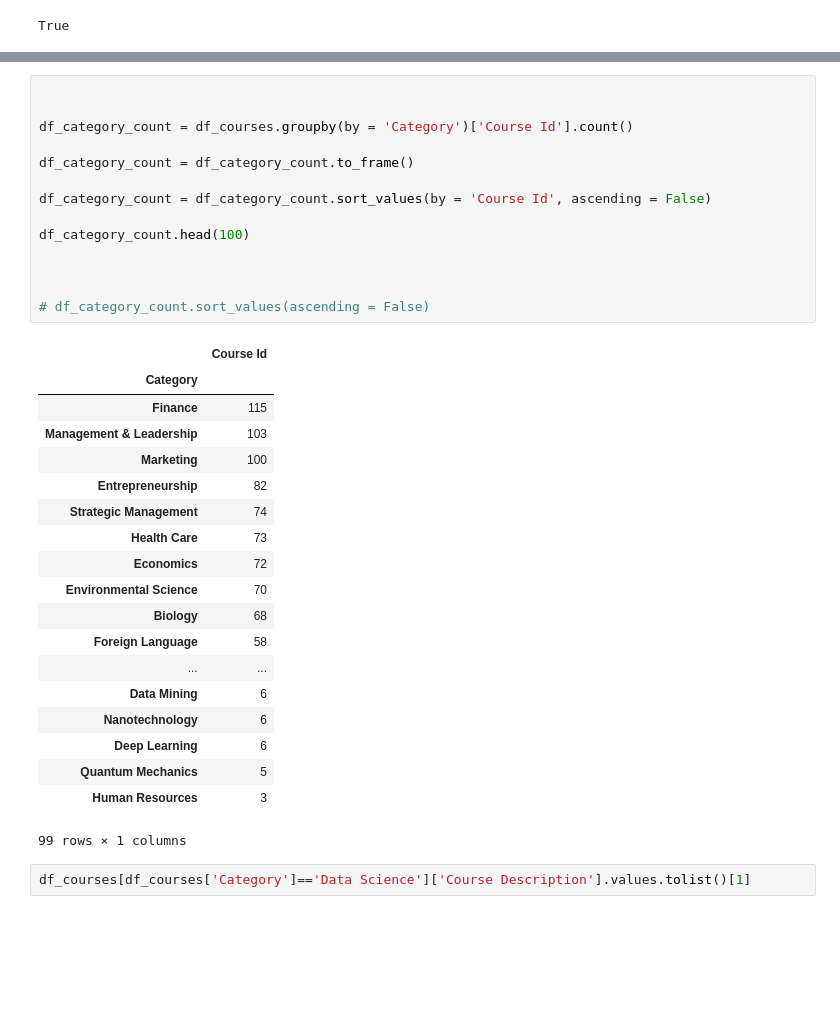
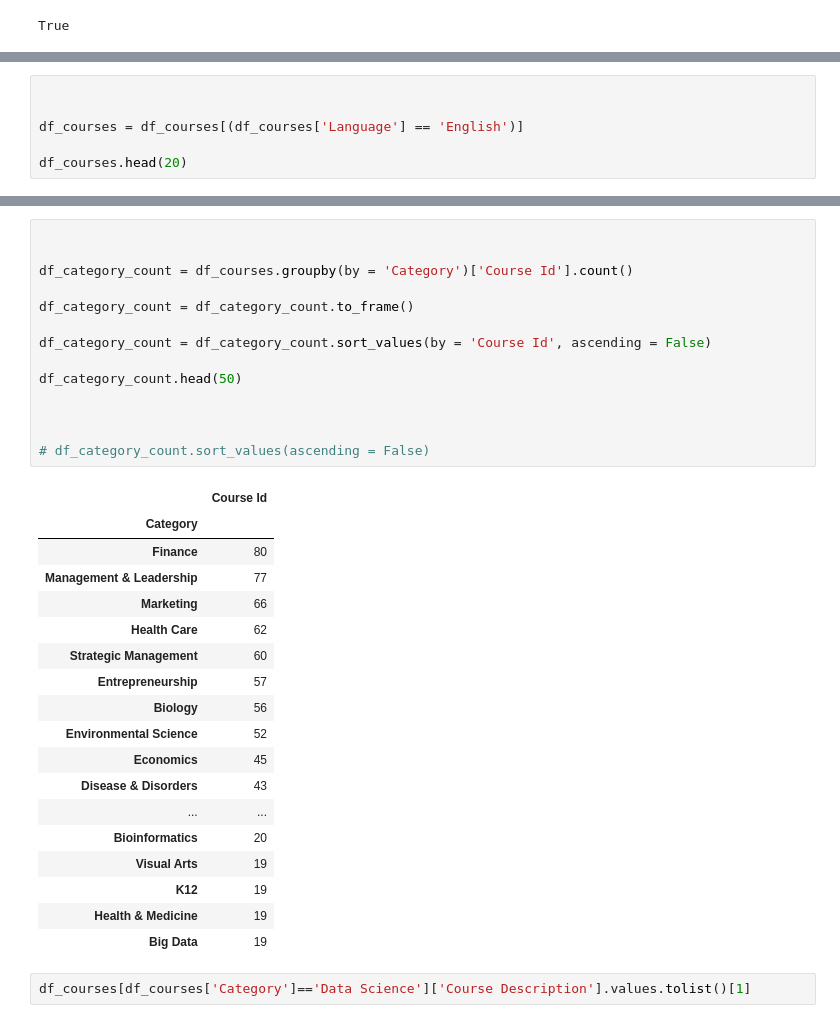
Before and after one commit to iamdv/mooc-recommender, a Jupyter notebook: Notebooks/Exploratory Data Analysis.ipynb, the cells around one changed output, grey strips where cells are left out. Cells and saved outputs as stored; diff of their text form; blank space fills up the shorter version.

```diff
--- a/Notebooks/Exploratory Data Analysis.ipynb
+++ b/Notebooks/Exploratory Data Analysis.ipynb
@@ -71,0 +52,6 @@ df_courses.head(20)
+# %%
+
+
+df_courses = df_courses[(df_courses['Language'] == 'English')]
+
+df_courses.head(20)
@@ -72,37 +76,36 @@ df_courses.head(20)
 # %%
 
 
 df_category_count = df_courses.groupby(by = 'Category')['Course Id'].count()
 
 df_category_count = df_category_count.to_frame()
 
 df_category_count = df_category_count.sort_values(by = 'Course Id', ascending = False)
 
-df_category_count.head(100)
+df_category_count.head(50)
 
 
 
 # df_category_count.sort_values(ascending = False)
 # %% [output]
 |  | Course Id |
 | Category |  |
-| Finance | 115 |
-| Management & Leadership | 103 |
-| Marketing | 100 |
-| Entrepreneurship | 82 |
-| Strategic Management | 74 |
-| Health Care | 73 |
-| Economics | 72 |
-| Environmental Science | 70 |
-| Biology | 68 |
-| Foreign Language | 58 |
+| Finance | 80 |
+| Management & Leadership | 77 |
+| Marketing | 66 |
+| Health Care | 62 |
+| Strategic Management | 60 |
+| Entrepreneurship | 57 |
+| Biology | 56 |
+| Environmental Science | 52 |
+| Economics | 45 |
+| Disease & Disorders | 43 |
 | ... | ... |
-| Data Mining | 6 |
-| Nanotechnology | 6 |
-| Deep Learning | 6 |
-| Quantum Mechanics | 5 |
-| Human Resources | 3 |
+| Bioinformatics | 20 |
+| Visual Arts | 19 |
+| K12 | 19 |
+| Health & Medicine | 19 |
+| Big Data | 19 |
-99 rows × 1 columns
 # %%
 df_courses[df_courses['Category']=='Data Science']['Course Description'].values.tolist()[1]
 # %% [output]
```
Also changed, not shown: parts of 8 cells of this notebook, 2 other files.
